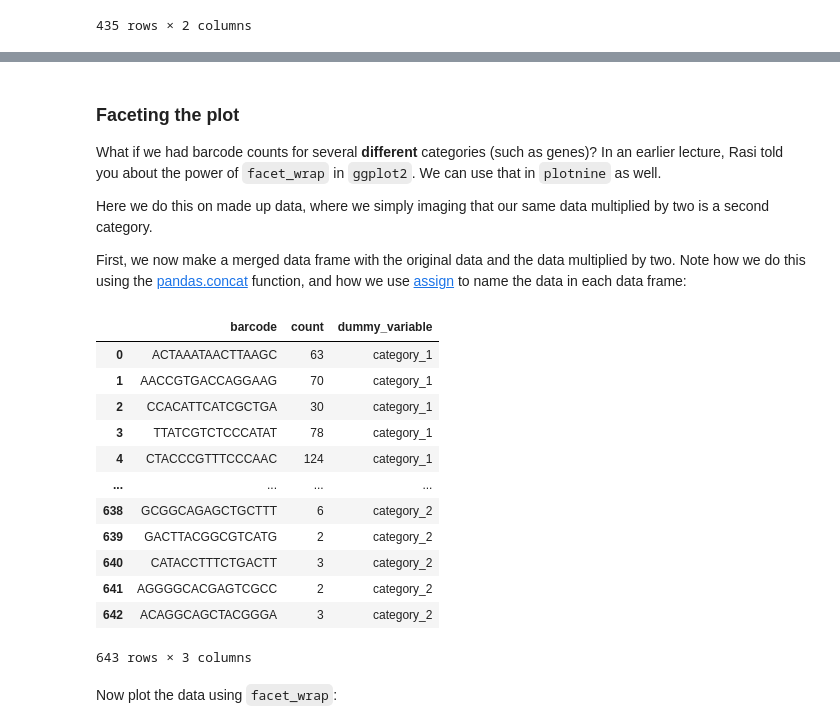
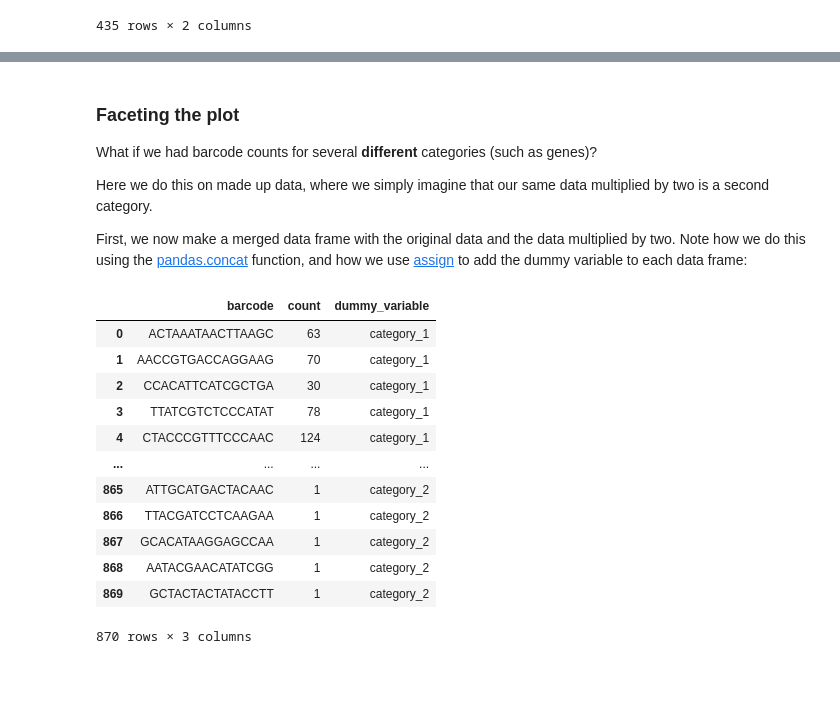
Before and after one commit to FredHutch/tfcb_2022, a Jupyter notebook: lectures/lecture09/lecture09.ipynb, the cells around one changed output, grey strips where cells are left out. Drawn from its saved outputs; the diff is of its cells as text; code cells hidden in the pictures; blank space fills up the shorter version.

Commit message:
updating lecture 8 and 9 materials

```diff
--- a/lectures/lecture09/lecture09.ipynb
+++ b/lectures/lecture09/lecture09.ipynb
@@ -543,34 +259,29 @@ p
 # %% [markdown]
 ### Faceting the plot
 What if we had barcode counts for several **different** categories (such as genes)?
-In an earlier lecture, Rasi told you about the power of `facet_wrap` in `ggplot2`.
-We can use that in `plotnine` as well.
 
-Here we do this on made up data, where we simply imaging that our same data multiplied by two is a second category.
+Here we do this on made up data, where we simply imagine that our same data multiplied by two is a second category.
 
 First, we now make a merged data frame with the original data and the data multiplied by two.
-Note how we do this using the [pandas.concat](https://pandas.pydata.org/pandas-docs/stable/reference/api/pandas.concat.html) function, and how we use [assign](https://pandas.pydata.org/pandas-docs/stable/reference/api/pandas.DataFrame.assign.html) to name the data in each data frame:
+Note how we do this using the [pandas.concat](https://pandas.pydata.org/pandas-docs/stable/reference/api/pandas.concat.html) function, and how we use [assign](https://pandas.pydata.org/pandas-docs/stable/reference/api/pandas.DataFrame.assign.html) to add the dummy variable to each data frame:
 # %%
-dummy_df = (
-    barcode_counts_df.assign(dummy_variable='category_1')
-    .append(barcode_counts_df.query('count > 1').assign(dummy_variable='category_2'))
-    .reset_index(drop=True)
-    )
+copy1 = barcode_counts_df.assign(dummy_variable='category_1')
+copy2 = barcode_counts_df.assign(dummy_variable='category_2')
+
+dummy_df = pandas.concat([copy1, copy2]).reset_index(drop=True)
 
 dummy_df
 # %% [output]
 |  | barcode | count | dummy_variable |
 | 0 | ACTAAATAACTTAAGC | 63 | category_1 |
 | 1 | AACCGTGACCAGGAAG | 70 | category_1 |
 | 2 | CCACATTCATCGCTGA | 30 | category_1 |
 | 3 | TTATCGTCTCCCATAT | 78 | category_1 |
 | 4 | CTACCCGTTTCCCAAC | 124 | category_1 |
 | ... | ... | ... | ... |
-| 638 | GCGGCAGAGCTGCTTT | 6 | category_2 |
-| 639 | GACTTACGGCGTCATG | 2 | category_2 |
-| 640 | CATACCTTTCTGACTT | 3 | category_2 |
-| 641 | AGGGGCACGAGTCGCC | 2 | category_2 |
-| 642 | ACAGGCAGCTACGGGA | 3 | category_2 |
+| 865 | ATTGCATGACTACAAC | 1 | category_2 |
+| 866 | TTACGATCCTCAAGAA | 1 | category_2 |
+| 867 | GCACATAAGGAGCCAA | 1 | category_2 |
+| 868 | AATACGAACATATCGG | 1 | category_2 |
+| 869 | GCTACTACTATACCTT | 1 | category_2 |
-643 rows × 3 columns
+870 rows × 3 columns
-# %% [markdown]
-Now plot the data using `facet_wrap`:
```
Also changed, not shown: parts of 81 cells of this notebook, 5 other files.
